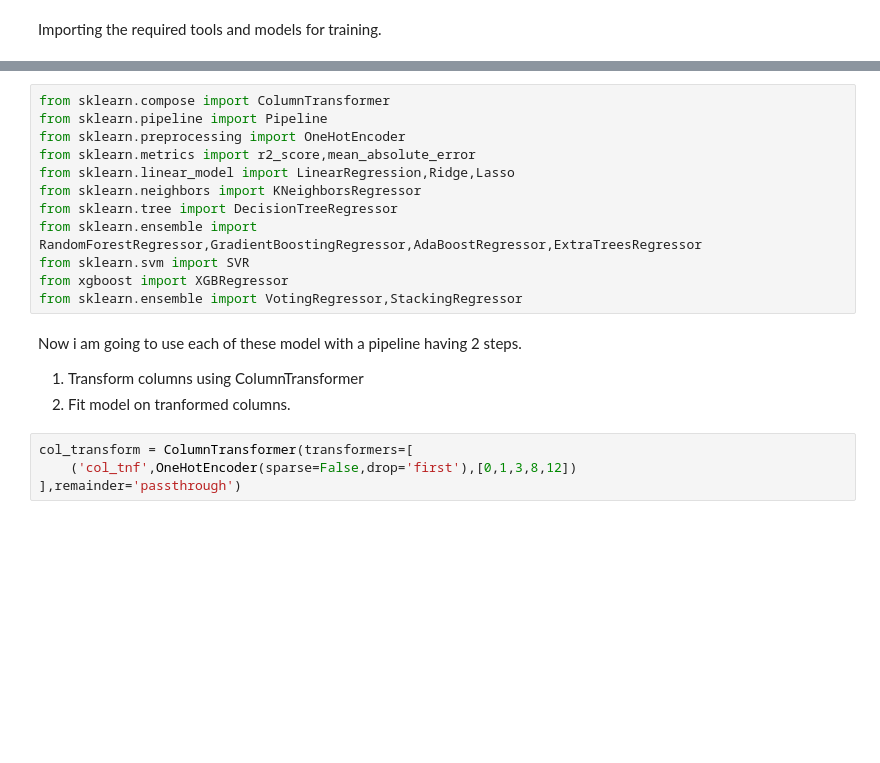
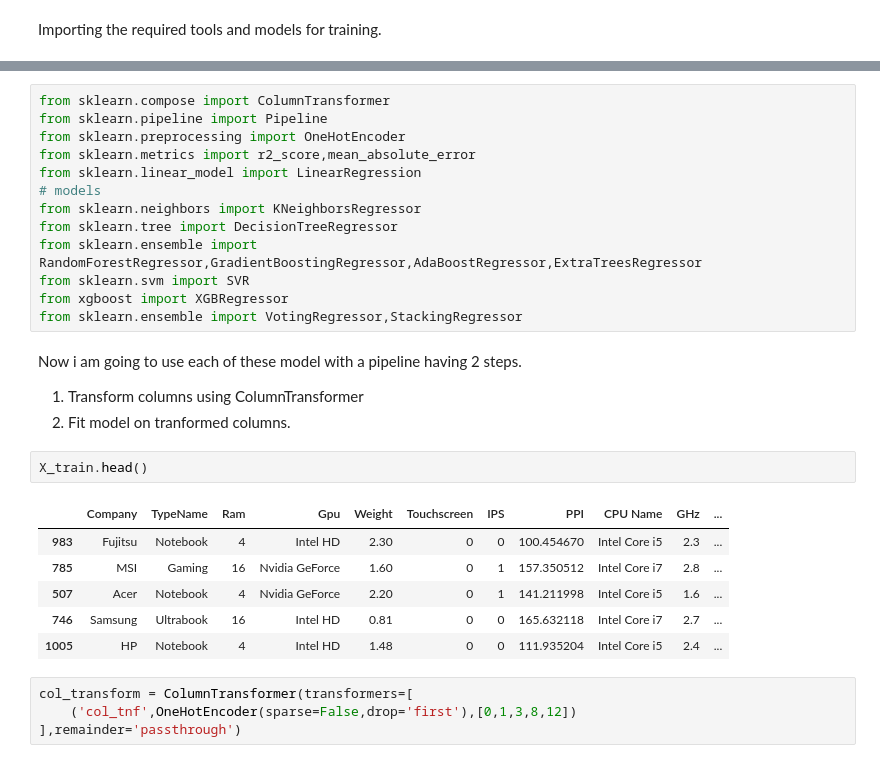
Before and after one commit to M-Awwab-Khan/lp-price-prediction-and-recommendation, a Jupyter notebook: lpp.ipynb, the cells around one changed output, grey strips where cells are left out. Drawn from its saved outputs; the diff is of its cells as text; blank space fills up the shorter version.

Commit message:
Downloaded models, and other required tools, made signup UI.

```diff
--- a/lpp.ipynb
+++ b/lpp.ipynb
@@ -755,7 +768,8 @@ from sklearn.compose import ColumnTransformer
 from sklearn.pipeline import Pipeline
 from sklearn.preprocessing import OneHotEncoder
 from sklearn.metrics import r2_score,mean_absolute_error
-from sklearn.linear_model import LinearRegression,Ridge,Lasso
+from sklearn.linear_model import LinearRegression
+# models
 from sklearn.neighbors import KNeighborsRegressor
 from sklearn.tree import DecisionTreeRegressor
 from sklearn.ensemble import RandomForestRegressor,GradientBoostingRegressor,AdaBoostRegressor,ExtraTreesRegressor
@@ -766,6 +780,15 @@ from sklearn.ensemble import VotingRegressor,StackingRegressor
 Now i am going to use each of these model with a pipeline having 2 steps.
 1. Transform columns using ColumnTransformer
 2. Fit model on tranformed columns.
+# %%
+X_train.head()
+# %% [output]
+|  | Company | TypeName | Ram | Gpu | Weight | Touchscreen | IPS | PPI | CPU Name | GHz | ... |
+| 983 | Fujitsu | Notebook | 4 | Intel HD | 2.30 | 0 | 0 | 100.454670 | Intel Core i5 | 2.3 | ... |
+| 785 | MSI | Gaming | 16 | Nvidia GeForce | 1.60 | 0 | 1 | 157.350512 | Intel Core i7 | 2.8 | ... |
+| 507 | Acer | Notebook | 4 | Nvidia GeForce | 2.20 | 0 | 1 | 141.211998 | Intel Core i5 | 1.6 | ... |
+| 746 | Samsung | Ultrabook | 16 | Intel HD | 0.81 | 0 | 0 | 165.632118 | Intel Core i7 | 2.7 | ... |
+| 1005 | HP | Notebook | 4 | Intel HD | 1.48 | 0 | 0 | 111.935204 | Intel Core i5 | 2.4 | ... |
 # %%
 col_transform = ColumnTransformer(transformers=[
     ('col_tnf',OneHotEncoder(sparse=False,drop='first'),[0,1,3,8,12])
```
Also changed, not shown: parts of 35 cells of this notebook, 6 other files.
